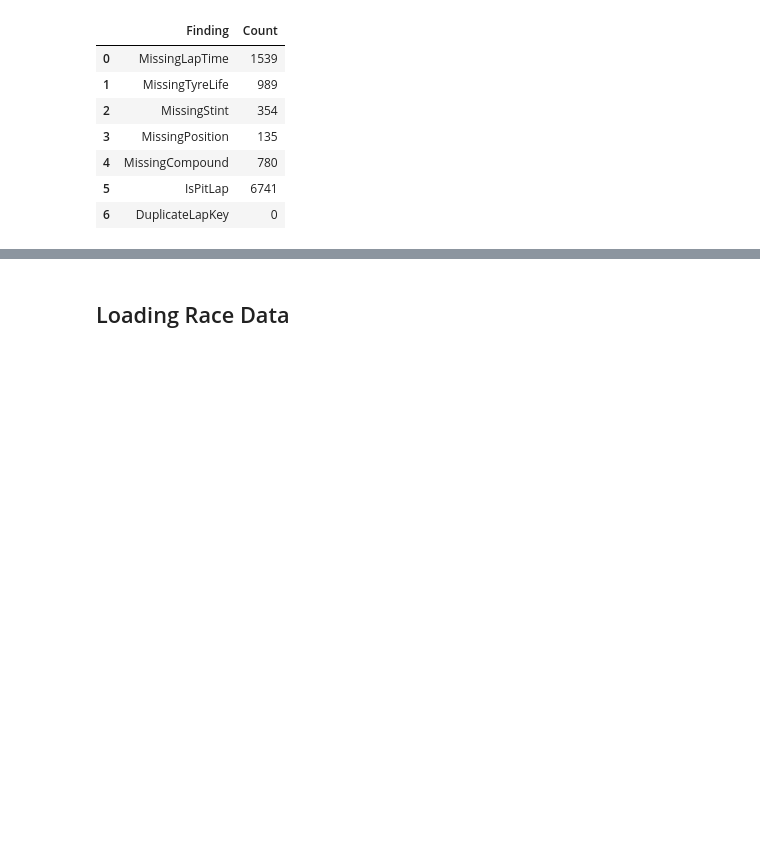
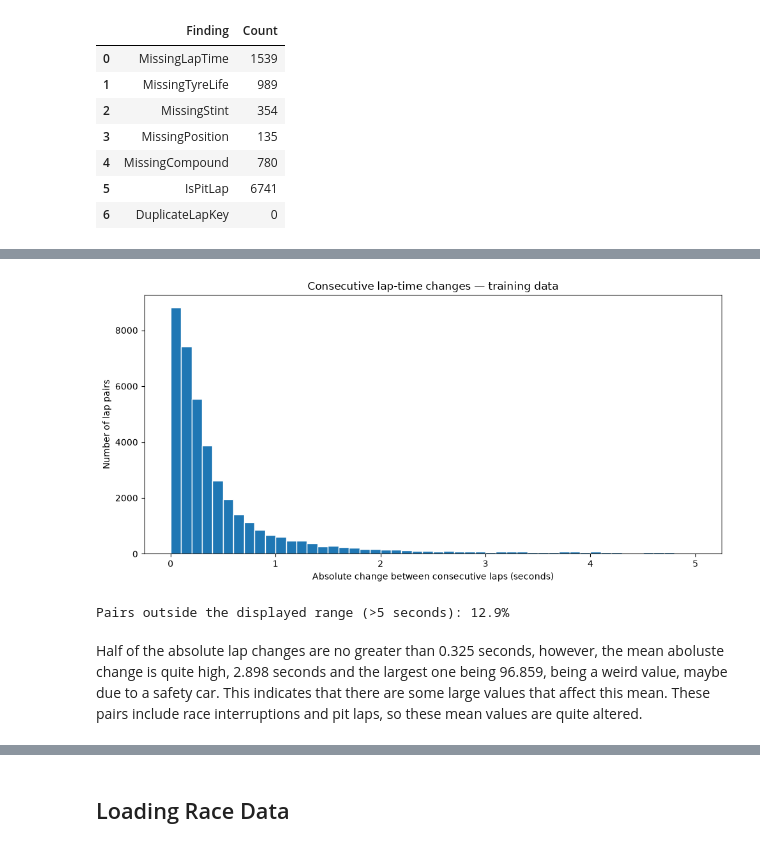
Before and after one commit to jarimbafrancisco-arch/F1-Lap-Time-Prediction, a Jupyter notebook: notebooks/02_EDA.ipynb, the cells around one changed output, grey strips where cells are left out. Cells and saved outputs as stored; diff of their text form; code cells hidden in the pictures; blank space fills up the shorter version.

```diff
--- a/notebooks/02_EDA.ipynb
+++ b/notebooks/02_EDA.ipynb
@@ -341,0 +181,31 @@ display(
+# %%
+training_pairs = laps_prepared[
+    laps_prepared["Season"].isin([2022, 2023])
+].copy()
+
+keys = ["Season", "RoundNumber", "DriverNumber"]
+training_pairs = training_pairs.sort_values(keys + ["LapNumber"])
+groups = training_pairs.groupby(keys)
+
+training_pairs["NextLapNumber"] = groups["LapNumber"].shift(-1)
+training_pairs["NextLapTimeSeconds"] = groups["LapTimeSeconds"].shift(-1)
+
+training_pairs["NextLapIsPitLap"] = groups["IsPitLap"].shift(-1)
+training_pairs["NextLapTrackStatus"] = groups["TrackStatus"].shift(-1)
+training_pairs["NextLapIsAccurate"] = groups["IsAccurate"].shift(-1)
+
+training_pairs = training_pairs.loc[
+    training_pairs["NextLapNumber"].eq(training_pairs["LapNumber"] + 1)
+].dropna(subset=["LapTimeSeconds", "NextLapTimeSeconds"]).copy()
+
+training_pairs["LapTimeChange"] = (
+    training_pairs["NextLapTimeSeconds"] - training_pairs["LapTimeSeconds"]
+)
+
+training_pairs["AbsoluteLapTimeChange"] = (
+    training_pairs["LapTimeChange"].abs()
+)
+
+training_pairs[["LapTimeChange", "AbsoluteLapTimeChange"]].describe(
+    percentiles=[0.5, 0.9, 0.95, 0.99]
+)
@@ -341,0 +223,18 @@ display(
+# %%
+changes = training_pairs["AbsoluteLapTimeChange"]
+
+plt.figure(figsize=(10, 5))
+plt.hist(changes, bins=50, range=(0, 5), edgecolor="white")
+plt.xlabel("Absolute change between consecutive laps (seconds)")
+plt.ylabel("Number of lap pairs")
+plt.title("Consecutive lap-time changes — training data")
+plt.tight_layout()
+plt.show()
+
+print(f"Pairs outside the displayed range (>5 seconds): {changes.gt(5).mean():.1%}")
+# %% [output]
+[figure, added]
+Pairs outside the displayed range (>5 seconds): 12.9%
+# %% [markdown]
+Half of the absolute lap changes are no greater than 0.325 seconds, however, the mean aboluste change is quite high, 2.898 seconds and the largest one being 96.859, being a weird value, maybe due to a safety car. This indicates that there are some large values that affect this mean.
+These pairs include race interruptions and pit laps, so these mean values are quite altered.
```
Also changed, not shown: parts of 55 cells of this notebook, 8 other files.
